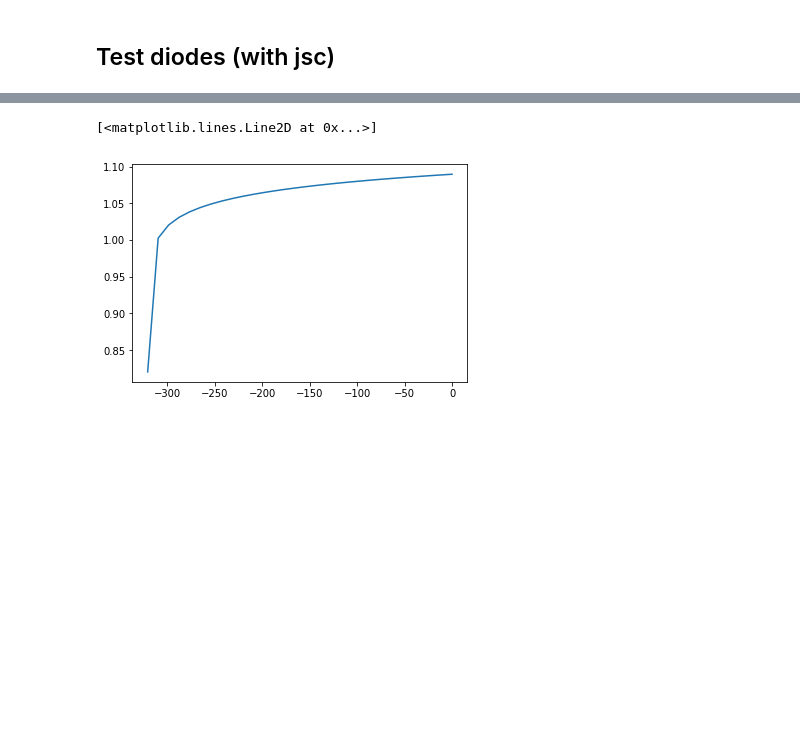
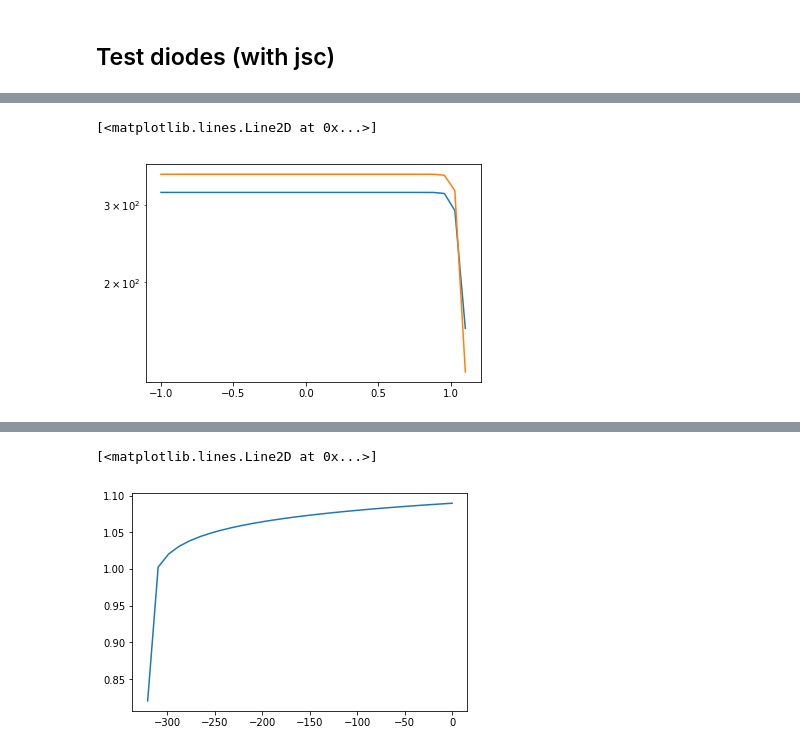
Before and after one commit to kanhua/pypvcell, a Jupyter notebook: lab/General IV solver.ipynb, the cells around one changed output, grey strips where cells are left out. Saved outputs shown, nothing was run; the diff lists cells and outputs as text; code cells hidden in the pictures; blank space fills up the shorter version.

```diff
--- a/lab/General IV solver.ipynb
+++ b/lab/General IV solver.ipynb
@@ -87,0 +88,7 @@ d1.jsc
+# %%
+test_v=np.linspace(-1,1.1,30)
+plt.semilogy(test_v,np.abs(d1.get_j_from_v(test_v)))
+plt.semilogy(test_v,np.abs(d2.get_j_from_v(test_v)))
+# %% [output]
+[<matplotlib.lines.Line2D at 0x...>]
+[figure, added]
```
Also changed, not shown: parts of 30 cells of this notebook, 2 other files.
